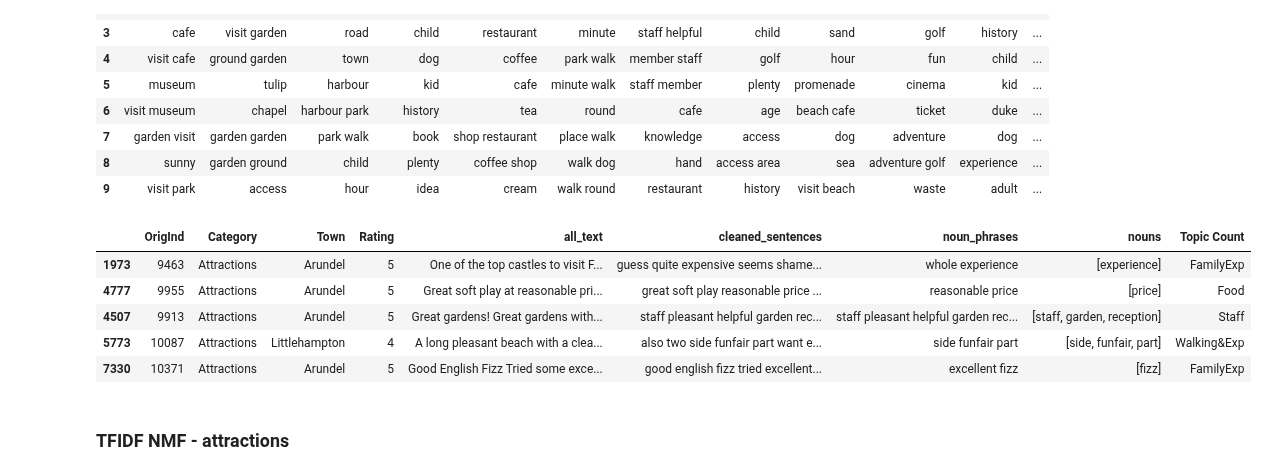
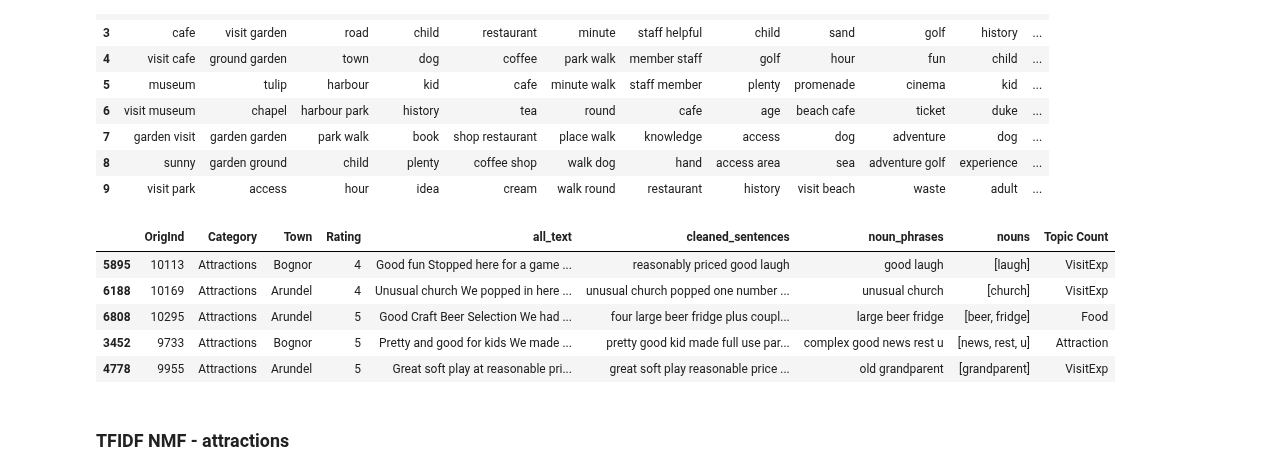
Before and after one commit to Auckland68/Arun-Travel-Reviews-Analysis, a Jupyter notebook: TopicModels/Notebook10TopicExtractionModelsLDA&NMF.ipynb, the cells around one changed output. Cells and saved outputs as stored; diff of their text form; code cells hidden in the pictures.

```diff
--- a/TopicModels/Notebook10TopicExtractionModelsLDA&NMF.ipynb
+++ b/TopicModels/Notebook10TopicExtractionModelsLDA&NMF.ipynb
@@ -722,7 +722,7 @@ accom_count_topics,H_accom,W_accom,count_mod = nmf(vec1_accom,18,cv_accom)
 # %% [markdown]
 ### Countvectorizer NMF Model - accommodation (using LDA model number of topics)
 # %%
-pd. set_option('display.max_colwidth', 10)
+pd. set_option('display.max_colwidth',15)
 accom_count_topics.head(10)
 # %% [output]
 |  | T1 | T2 | T3 | T4 | T5 | T6 | T7 | T8 | T9 | T10 | T11 | ... |
@@ -774,5 +760,5 @@ accom_tfidf_topics,H_accom_tfidf,W_accom_tfidf,tfidf_mod = nmf(vec2_accom,18,tfi
 # %%
-pd.set_option('display.max_colwidth', 10)
+pd.set_option('display.max_colwidth', 15)
 accom_tfidf_topics.head(10)
 # %% [output]
 |  | T1 | T2 | T3 | T4 | T5 | T6 | T7 | T8 | T9 | T10 | T11 | ... |
@@ -1107,24 +1065,24 @@ attract_count_topics.head(10)
 # Apply inferred topics to documents with the associated weights
 pd.options.display.float_format = '{:,.3f}'.format
 attract_count_df = pd.DataFrame(W_attract)
-attract_count_df.columns = ["VisitExp","Gardens&Grounds","Parking","Attraction","Shop&Facilities","Walking&Exp","Staff","PlayArea","BeachFac","VFM",
+attract_count_df.columns = ["VisitExp","Gardens&Grounds","Parking","Attraction","Shop&Facilities","WalkQual","Staff","PlayArea","BeachFac","VFM",
                            "FamilyExp","Food"]
 attract_count_df["Top"] = attract_count_df.idxmax(axis="columns")
 #topics_per_doc_accom_count.head()
 # %%
 # Add the most likely countvectorizer topic to the review dataframe
 predict_count_attract = pd.DataFrame(df_attract[["OrigInd","Category","Town","Rating","all_text","cleaned_sentences","noun_phrases","nouns"]]).reset_index(drop = True)
 attract_predict_count = pd.concat([predict_count_attract,attract_count_df["Top"]],axis = 1,ignore_index = True)
 attract_predict_count.columns = ["OrigInd","Category","Town","Rating","all_text","cleaned_sentences","noun_phrases","nouns","Topic Count"]
 pd.set_option('max_colwidth',40)
-attract_predict_count.sample(5)
+#attract_predict_count.sample(5)
 # %% [output]
 |  | OrigInd | Category | Town | Rating | all_text | cleaned_sentences | noun_phrases | nouns | Topic Count |
-| 1973 | 9463 | Attractions | Arundel | 5 | One of the top castles to visit F... | guess quite expensive seems shame... | whole experience | [experience] | FamilyExp |
-| 4777 | 9955 | Attractions | Arundel | 5 | Great soft play at reasonable pri... | great soft play reasonable price ... | reasonable price | [price] | Food |
-| 4507 | 9913 | Attractions | Arundel | 5 | Great gardens! Great gardens with... | staff pleasant helpful garden rec... | staff pleasant helpful garden rec... | [staff, garden, reception] | Staff |
-| 5773 | 10087 | Attractions | Littlehampton | 4 | A long pleasant beach with a clea... | also two side funfair part want e... | side funfair part | [side, funfair, part] | Walking&Exp |
-| 7330 | 10371 | Attractions | Arundel | 5 | Good English Fizz Tried some exce... | good english fizz tried excellent... | excellent fizz | [fizz] | FamilyExp |
+| 5895 | 10113 | Attractions | Bognor | 4 | Good fun Stopped here for a game ... | reasonably priced good laugh | good laugh | [laugh] | VisitExp |
+| 6188 | 10169 | Attractions | Arundel | 4 | Unusual church We popped in here ... | unusual church popped one number ... | unusual church | [church] | VisitExp |
+| 6808 | 10295 | Attractions | Arundel | 5 | Good Craft Beer Selection We had ... | four large beer fridge plus coupl... | large beer fridge | [beer, fridge] | Food |
+| 3452 | 9733 | Attractions | Bognor | 5 | Pretty and good for kids We made ... | pretty good kid made full use par... | complex good news rest u | [news, rest, u] | Attraction |
+| 4778 | 9955 | Attractions | Arundel | 5 | Great soft play at reasonable pri... | great soft play reasonable price ... | old grandparent | [grandparent] | VisitExp |
 # %% [markdown]
 ### TFIDF NMF - attractions
 # %%
```
Also changed, not shown: parts of 31 cells of this notebook.
